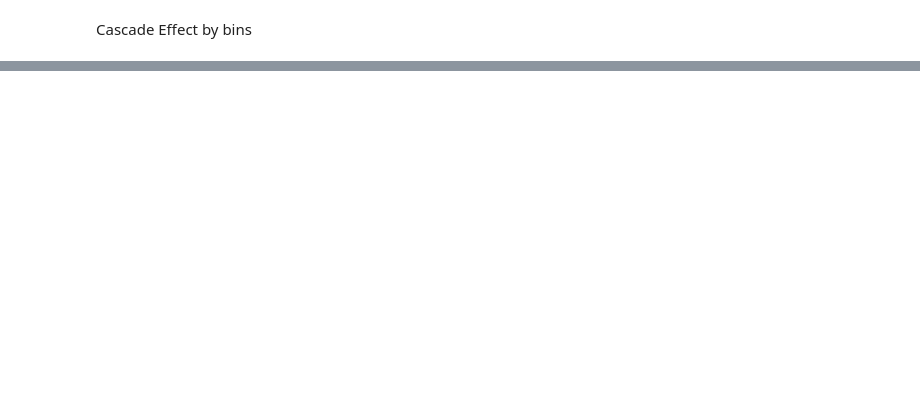
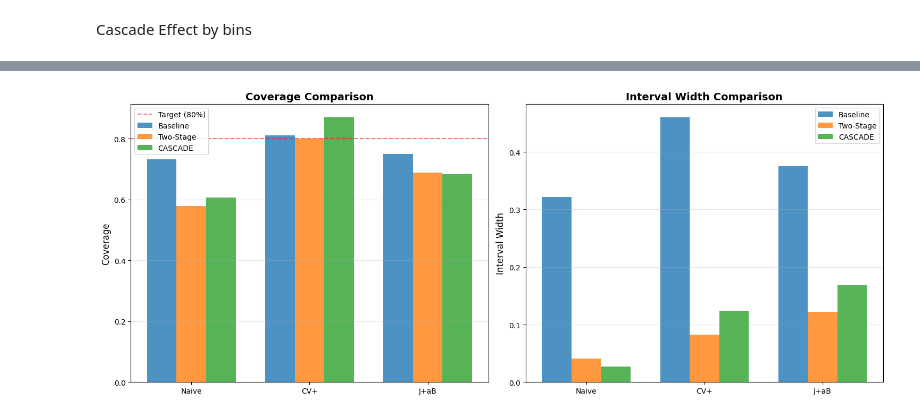
Before and after one commit to rdiazrincon/cascade_conformal_pd, a Jupyter notebook: cascade_conformal_pd.ipynb, the cells around one changed output, grey strips where cells are left out. Saved outputs shown, nothing was run; the diff lists cells and outputs as text; code cells hidden in the pictures; blank space fills up the shorter version.

```diff
--- a/cascade_conformal_pd.ipynb
+++ b/cascade_conformal_pd.ipynb
@@ -820,0 +1301,80 @@ Key Results:
+# %%
+# Figure 1: Coverage and Width Comparison
+fig, (ax1, ax2) = plt.subplots(1, 2, figsize=(15, 6))
+
+x = np.arange(len(methods))
+width = 0.25
+
+baseline_covs = [baseline_1y[m]['coverage'] for m in methods]
+twostage_covs = [twostage_1y[m]['coverage'] for m in methods]
+cascade_covs = [cascade_stats[m]['coverage'] for m in methods]
+
+ax1.bar(x - width, baseline_covs, width, label='Baseline', alpha=0.8)
+ax1.bar(x, twostage_covs, width, label='Two-Stage', alpha=0.8)
+ax1.bar(x + width, cascade_covs, width, label='CASCADE', alpha=0.8)
+ax1.axhline(y=0.8, color='red', linestyle='--', alpha=0.5, label='Target (80%)')
+ax1.set_ylabel('Coverage', fontsize=12)
+ax1.set_title('Coverage Comparison', fontsize=14, fontweight='bold')
+ax1.set_xticks(x)
+ax1.set_xticklabels([method_names[m] for m in methods])
+ax1.legend()
+ax1.grid(axis='y', alpha=0.3)
+
+baseline_widths = [baseline_1y[m]['width'] for m in methods]
+twostage_widths = [twostage_1y[m]['width'] for m in methods]
+cascade_widths = [cascade_stats[m]['width'] for m in methods]
+
+ax2.bar(x - width, baseline_widths, width, label='Baseline', alpha=0.8)
+ax2.bar(x, twostage_widths, width, label='Two-Stage', alpha=0.8)
+ax2.bar(x + width, cascade_widths, width, label='CASCADE', alpha=0.8)
+ax2.set_ylabel('Interval Width', fontsize=12)
+ax2.set_title('Interval Width Comparison', fontsize=14, fontweight='bold')
+ax2.set_xticks(x)
+ax2.set_xticklabels([method_names[m] for m in methods])
+ax2.legend()
+ax2.grid(axis='y', alpha=0.3)
+
+plt.tight_layout()
+plt.show()
+
+# Figure 2: CASCADE Stratification (CV+ only)
+fig, axes = plt.subplots(1, 2, figsize=(14, 5))
+
+bins_ordered = ['low', 'medium', 'high']
+coverages = [np.mean(stratified['cv_plus']['coverage'][bins_test == b]) for b in bins_ordered]
+widths = [np.mean(stratified['cv_plus']['width'][bins_test == b]) for b in bins_ordered]
+counts = [np.sum(bins_test == b) for b in bins_ordered]
+
+colors = ['#2ecc71', '#f39c12', '#e74c3c']
+bars1 = axes[0].bar(range(3), coverages, color=colors, alpha=0.7, edgecolor='black')
+axes[0].axhline(y=0.8, color='red', linestyle='--', alpha=0.5, label='Target (80%)')
+axes[0].set_xticks(range(3))
+axes[0].set_xticklabels(['LOW', 'MEDIUM', 'HIGH'])
+axes[0].set_ylabel('Coverage', fontsize=12)
+axes[0].set_title('CASCADE Coverage by Uncertainty (CV+)', fontsize=14, fontweight='bold')
+axes[0].legend()
+axes[0].grid(axis='y', alpha=0.3)
+
+for bar, cov, n in zip(bars1, coverages, counts):
+    height = bar.get_height()
+    axes[0].text(bar.get_x() + bar.get_width()/2., height,
+                f'{cov:.1%}\n(n={n})',
+                ha='center', va='bottom', fontsize=10)
+
+bars2 = axes[1].bar(range(3), widths, color=colors, alpha=0.7, edgecolor='black')
+axes[1].set_xticks(range(3))
+axes[1].set_xticklabels(['LOW', 'MEDIUM', 'HIGH'])
+axes[1].set_ylabel('Interval Width', fontsize=12)
+axes[1].set_title('CASCADE Width by Uncertainty (CV+)', fontsize=14, fontweight='bold')
+axes[1].grid(axis='y', alpha=0.3)
+
+for bar, w in zip(bars2, widths):
+    height = bar.get_height()
+    axes[1].text(bar.get_x() + bar.get_width()/2., height,
+                f'{w:.3f}',
+                ha='center', va='bottom', fontsize=10)
+
+plt.tight_layout()
+plt.show()
+# %% [output]
+[figure, added]
```
Also changed, not shown: parts of 34 cells of this notebook.
